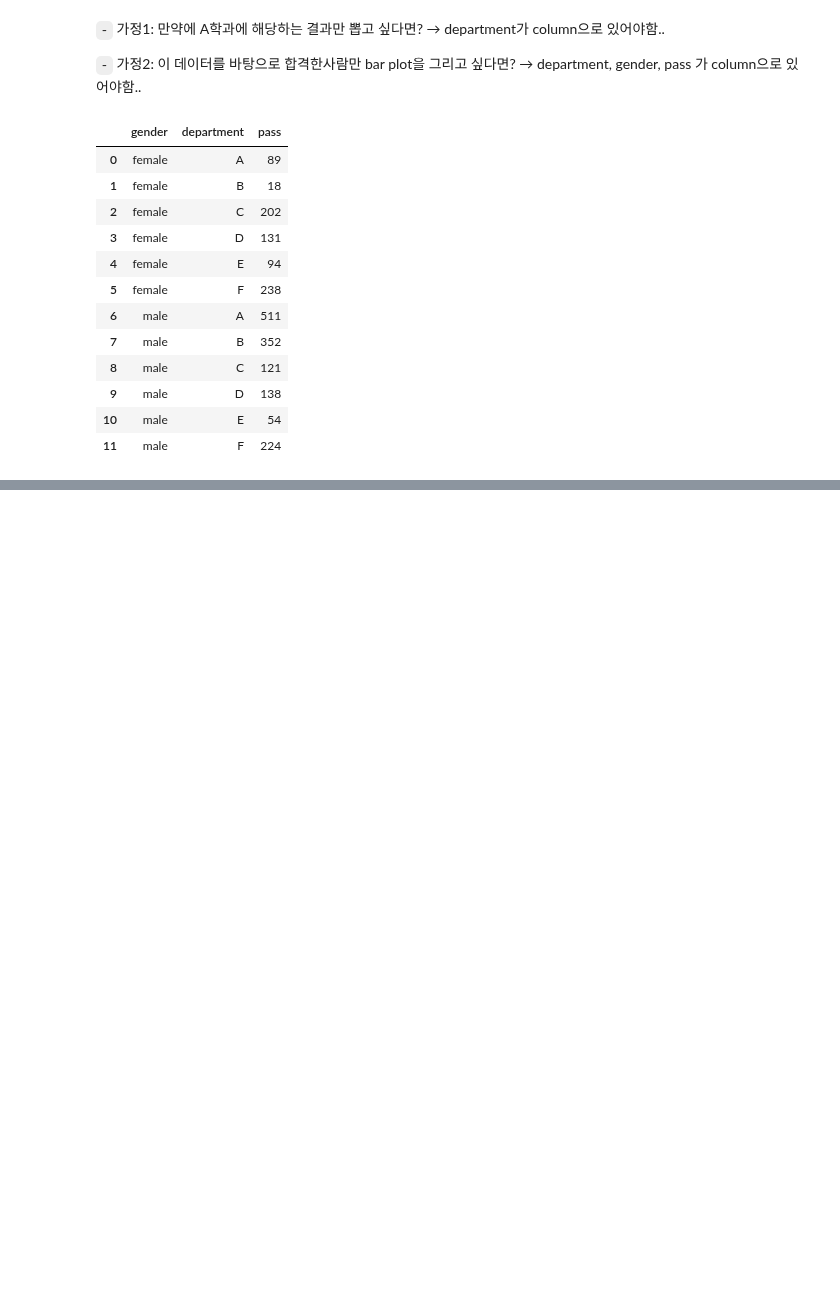
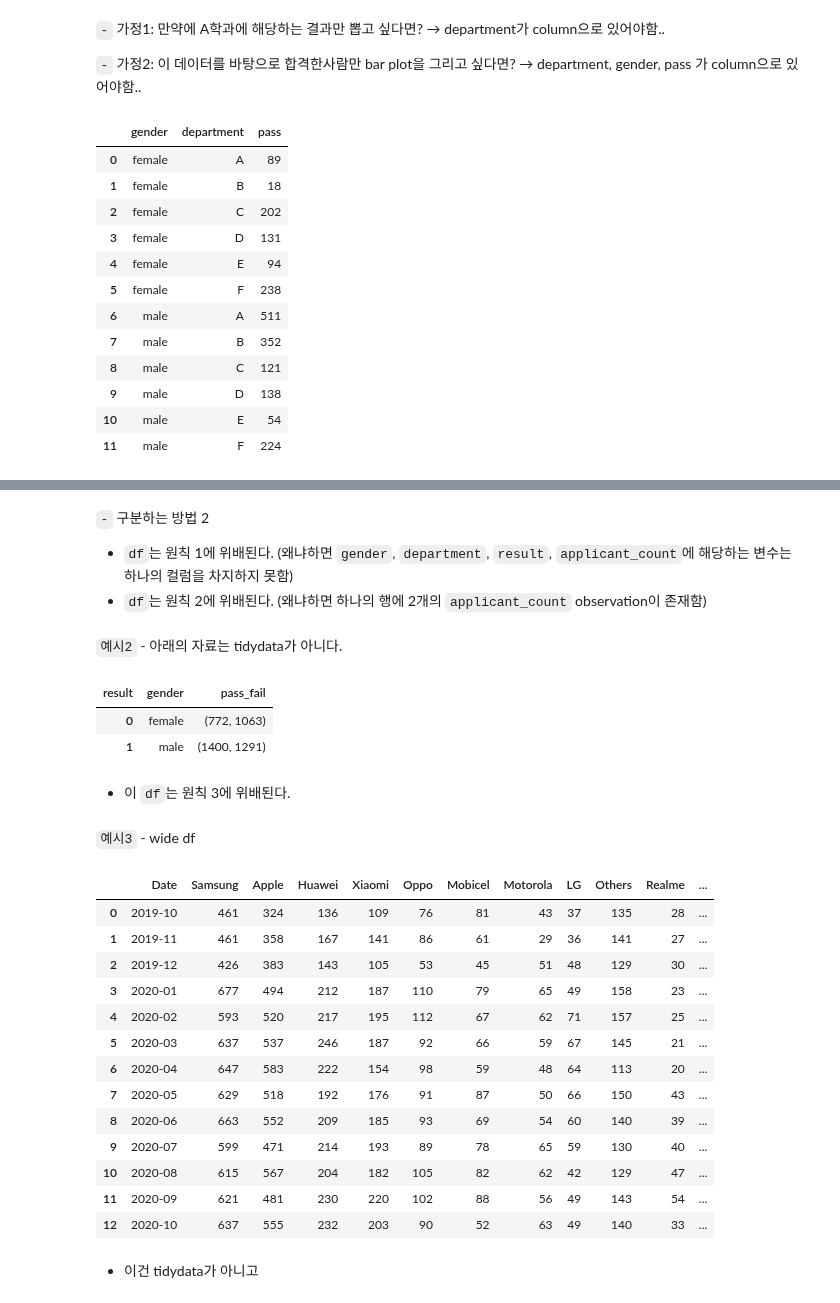
Before and after one commit to star77sa/star77sa.github.io, a Jupyter notebook: posts/Python/vis_tidydata.ipynb, the cells around one changed output, grey strips where cells are left out. Cells and saved outputs as stored; diff of their text form; code cells hidden in the pictures; blank space fills up the shorter version.

```diff
--- a/posts/Python/vis_tidydata.ipynb
+++ b/posts/Python/vis_tidydata.ipynb
@@ -79,0 +145,40 @@ ValueError: All arguments should have the same length. The length of argument `c
+# %% [markdown]
+`-` 구분하는 방법 2
+- `df`는 원칙 1에 위배된다. (왜냐하면 `gender`, `department`, `result`, `applicant_count`에 해당하는 변수는 하나의 컬럼을 차지하지 못함)
+- `df`는 원칙 2에 위배된다. (왜냐하면 하나의 행에 2개의 `applicant_count` observation이 존재함)
+# %% [markdown]
+`예시2` - 아래의 자료는 tidydata가 아니다.
+# %%
+df=pd.read_csv("https://raw.githubusercontent.com/guebin/DV2022/master/posts/Simpson.csv",index_col=0,header=[0,1])\
+.stack().stack().reset_index()\
+.rename({'level_0':'department','level_1':'result','level_2':'gender',0:'count'},axis=1).pivot_table(index='gender', columns='result', values='count', aggfunc=sum)\
+.assign(pass_fail = lambda df: list(map(lambda x,y: (y,x),df['fail'],df['pass']))).drop(['fail','pass'],axis=1).reset_index()
+df
+# %% [output]
+| result | gender | pass_fail |
+| 0 | female | (772, 1063) |
+| 1 | male | (1400, 1291) |
+# %% [markdown]
+- 이 `df`는 원칙 3에 위배된다.
+# %% [markdown]
+`예시3` - wide df
+# %%
+df=pd.read_csv('https://raw.githubusercontent.com/guebin/2021DV/master/_notebooks/phone.csv')
+df
+# %% [output]
+|  | Date | Samsung | Apple | Huawei | Xiaomi | Oppo | Mobicel | Motorola | LG | Others | Realme | ... |
+| 0 | 2019-10 | 461 | 324 | 136 | 109 | 76 | 81 | 43 | 37 | 135 | 28 | ... |
+| 1 | 2019-11 | 461 | 358 | 167 | 141 | 86 | 61 | 29 | 36 | 141 | 27 | ... |
+| 2 | 2019-12 | 426 | 383 | 143 | 105 | 53 | 45 | 51 | 48 | 129 | 30 | ... |
+| 3 | 2020-01 | 677 | 494 | 212 | 187 | 110 | 79 | 65 | 49 | 158 | 23 | ... |
+| 4 | 2020-02 | 593 | 520 | 217 | 195 | 112 | 67 | 62 | 71 | 157 | 25 | ... |
+| 5 | 2020-03 | 637 | 537 | 246 | 187 | 92 | 66 | 59 | 67 | 145 | 21 | ... |
+| 6 | 2020-04 | 647 | 583 | 222 | 154 | 98 | 59 | 48 | 64 | 113 | 20 | ... |
+| 7 | 2020-05 | 629 | 518 | 192 | 176 | 91 | 87 | 50 | 66 | 150 | 43 | ... |
+| 8 | 2020-06 | 663 | 552 | 209 | 185 | 93 | 69 | 54 | 60 | 140 | 39 | ... |
+| 9 | 2020-07 | 599 | 471 | 214 | 193 | 89 | 78 | 65 | 59 | 130 | 40 | ... |
+| 10 | 2020-08 | 615 | 567 | 204 | 182 | 105 | 82 | 62 | 42 | 129 | 47 | ... |
+| 11 | 2020-09 | 621 | 481 | 230 | 220 | 102 | 88 | 56 | 49 | 143 | 54 | ... |
+| 12 | 2020-10 | 637 | 555 | 232 | 203 | 90 | 52 | 63 | 49 | 140 | 33 | ... |
+# %% [markdown]
+- 이건 tidydata가 아니고
```
Also changed, not shown: parts of 62 cells of this notebook, 30 other files.
